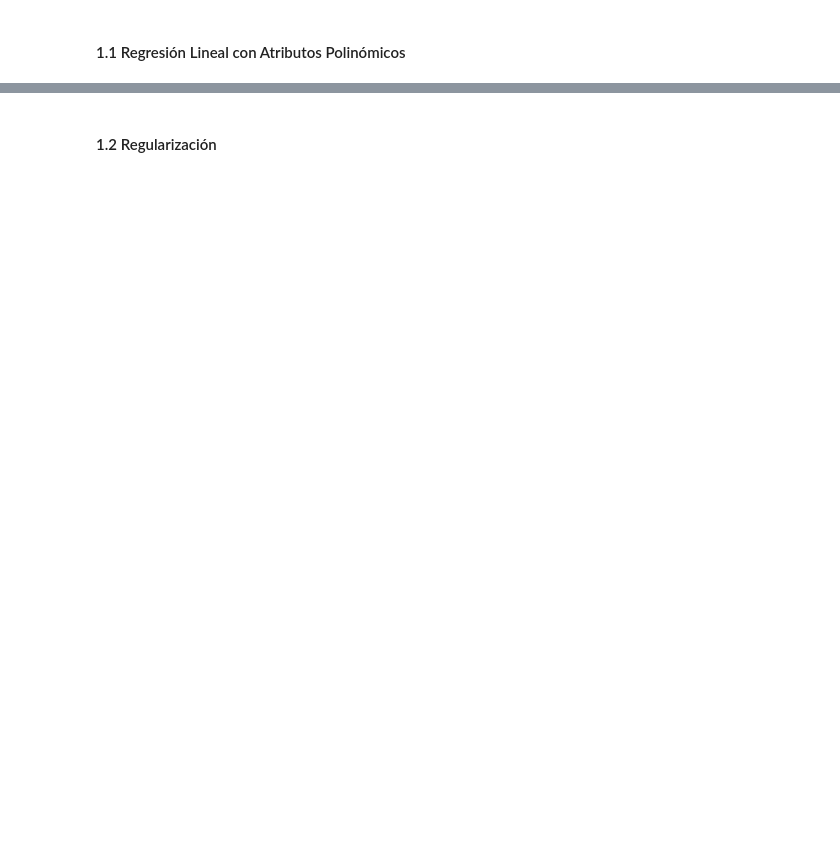
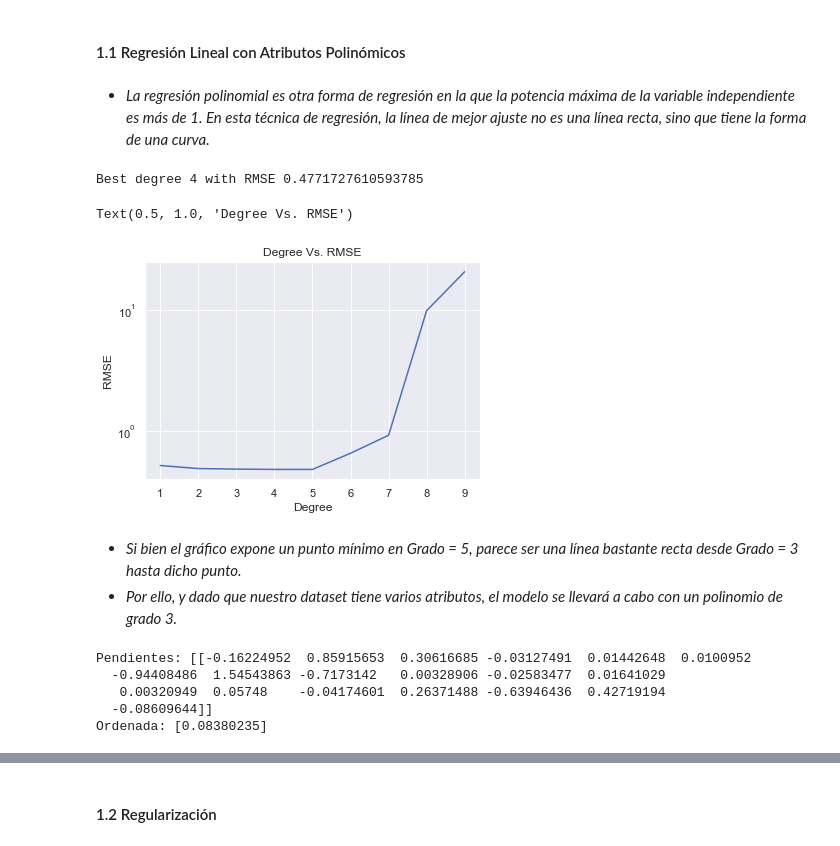
Before and after one commit to alseveso/AcamicaDS, a Jupyter notebook: Proyectos/Proyecto 2_Alejandra Seveso.ipynb, the cells around one changed output, grey strips where cells are left out. Drawn from its saved outputs; the diff is of its cells as text; code cells hidden in the pictures; blank space fills up the shorter version.

```diff
--- a/Proyectos/Proyecto 2_Alejandra Seveso.ipynb
+++ b/Proyectos/Proyecto 2_Alejandra Seveso.ipynb
@@ -1123,5 +1146,7 @@ Es por ello, que en el presente apartado, se optó por elegir el dataset **prope
 # %% [markdown]
 #### 1.1 Regresión Lineal con Atributos Polinómicos
+# %% [markdown]
+* *La regresión polinomial es otra forma de regresión en la que la potencia máxima de la variable independiente es más de 1. En esta técnica de regresión, la línea de mejor ajuste no es una línea recta, sino que tiene la forma de una curva.*
 # %%
 X = properati_7[['bedrooms','surface_total','surface_covered']]
 y = properati_7[['price']]
@@ -1164,6 +1189,46 @@ def evaluar_regresion(model,X,y, X_train, X_test, y_train, y_test):
 
     plt.tight_layout()
     plt.show()
+# %%
+# Visualizamos cuál es el mejor Grado (Degree) a aplicar
+rmses = []
+degrees = np.arange(1, 10)
+min_rmse, min_deg = 1e10, 0
+
+for deg in degrees:
+
+    poly_features = PolynomialFeatures(degree=deg, include_bias=False)
+    X_poly_train = poly_features.fit_transform(X_train)
+
+    poly_reg = LinearRegression()
+    poly_reg.fit(X_poly_train, y_train)
+
+    X_poly_test = poly_features.fit_transform(X_test)
+    poly_predict = poly_reg.predict(X_poly_test)
+    poly_mse = mean_squared_error(y_test, poly_predict)
+    poly_rmse = np.sqrt(poly_mse)
+    rmses.append(poly_rmse)
+
+    if min_rmse > poly_rmse:
+        min_rmse = poly_rmse
+        min_deg = deg
+
+print('Best degree {} with RMSE {}'.format(min_deg, min_rmse))
+
+fig = plt.figure()
+ax = fig.add_subplot(111)
+ax.plot(degrees, rmses)
+ax.set_yscale('log')
+ax.set_xlabel('Degree')
+ax.set_ylabel('RMSE')
+plt.title('Degree Vs. RMSE')
+# %% [output]
+Best degree 4 with RMSE 0.4771727610593785
+Text(0.5, 1.0, 'Degree Vs. RMSE')
+[figure, added]
+# %% [markdown]
+* *Si bien el gráfico expone un punto mínimo en Grado = 5, parece ser una línea bastante recta desde Grado = 3 hasta dicho punto.*
+* *Por ello, y dado que nuestro dataset tiene varios atributos, el modelo se llevará a cabo con un polinomio de grado 3.*
 # %%
 poly = PolynomialFeatures (3, include_bias = False) # Preprocesamiento, de 'Grado 3'
 X_train_new = poly.fit_transform(X_train) # Conjunto de datos que incluye los nuevos atributos, las nueva columnas
@@ -1171,4 +1236,15 @@ X_test_new = poly.fit_transform(X_test)
 
 # Ahora son 3 columnas. Son nuevas combinaciones lineales del atributo original.
 # A la vista, elevó a la 1, a la 2, a la 3
+# %%
+reg = LinearRegression()
+reg.fit(X_train_new, y_train)
+print(f'Pendientes: {reg.coef_}')
+print(f'Ordenada: {reg.intercept_}')
+# %% [output]
+Pendientes: [[-0.16224952  0.85915653  0.30616685 -0.03127491  0.01442648  0.0100952
+  -0.94408486  1.54543863 -0.7173142   0.00328906 -0.02583477  0.01641029
+   0.00320949  0.05748    -0.04174601  0.26371488 -0.63946436  0.42719194
+  -0.08609644]]
+Ordenada: [0.08380235]
 # %%
```
Also changed, not shown: parts of 57 cells of this notebook, 1 other file.
